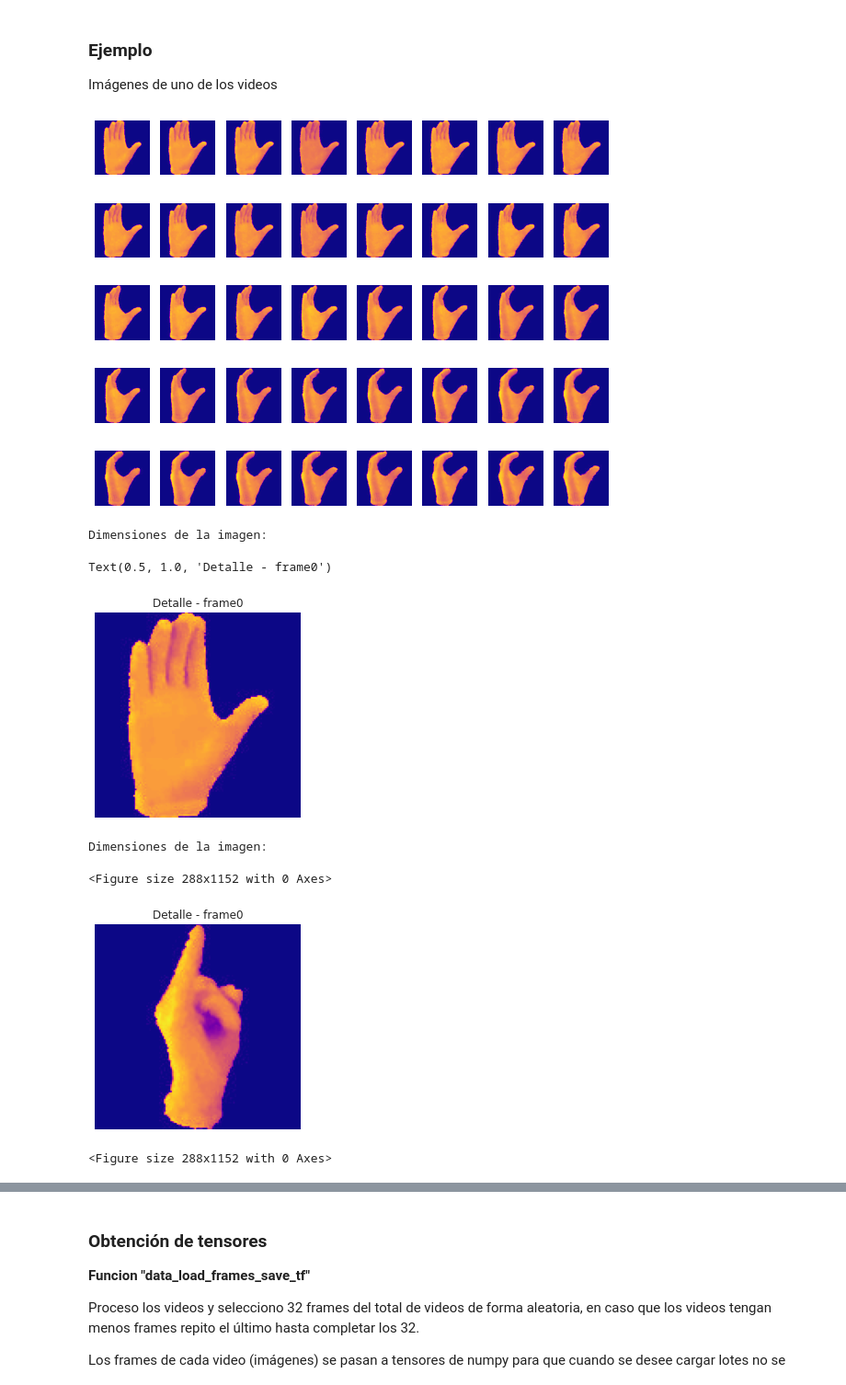
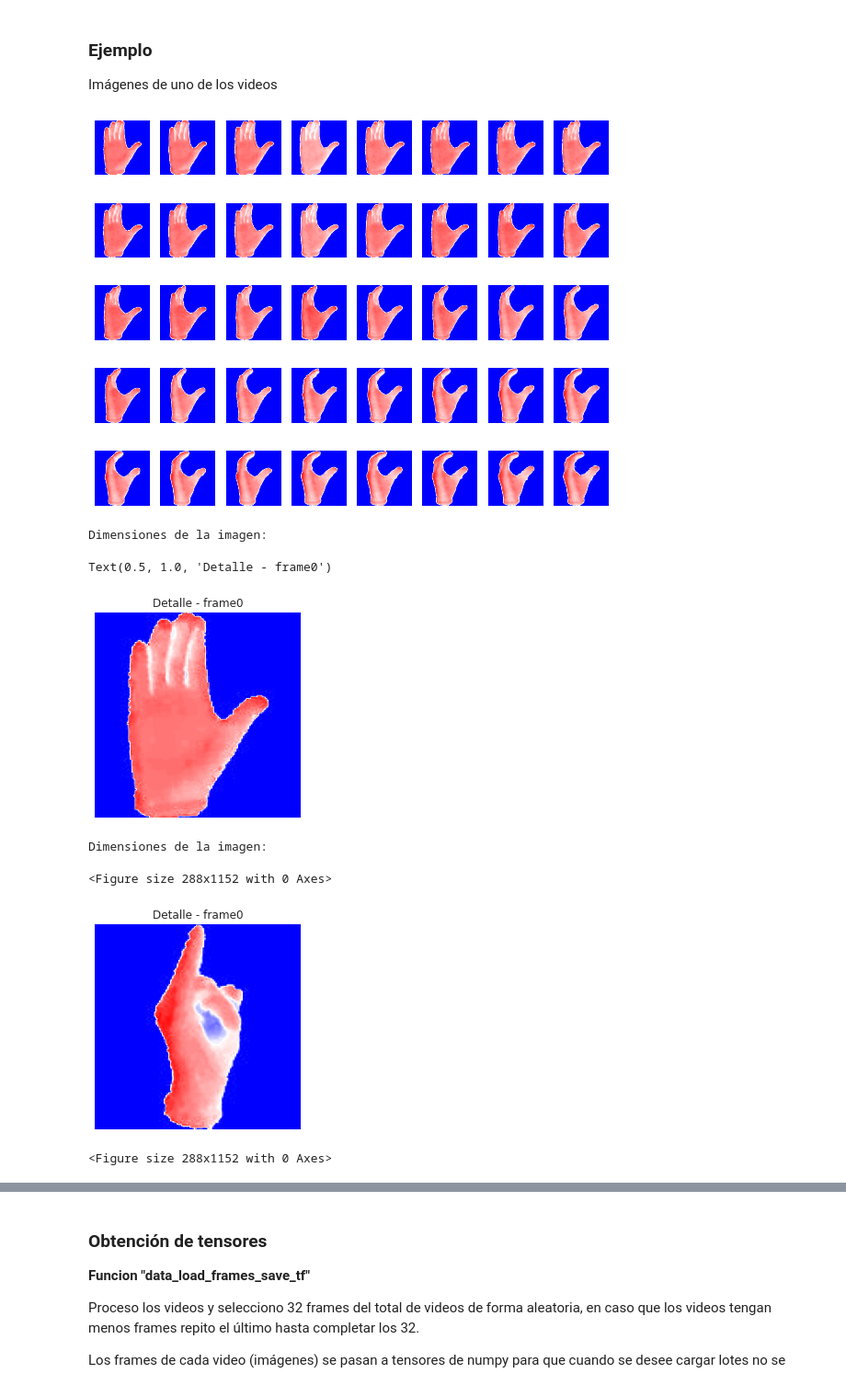
Before and after one commit to ffelicioni/conv3d_video, a Jupyter notebook: clasificar_hands.ipynb, the cells around one changed output, grey strips where cells are left out. Shown at 92% size. Saved outputs shown, nothing was run; the diff lists cells and outputs as text; code cells hidden in the pictures.

```diff
--- a/clasificar_hands.ipynb
+++ b/clasificar_hands.ipynb
@@ -341,35 +341,35 @@ f,ax=plt.subplots(rows,cols,figsize=(rows*2,cols*1))
 for i in range(rows):
   for j in range(cols):
     x = (io.imread("/content/train_data/001_001_001_right/frame"+str(i*5+j)+".jpg")/255.0).astype('float32')
-    ax[i,j].imshow(x,cmap='plasma')#,vmin=0,vmax=1) #plasma
+    ax[i,j].imshow(x,cmap='bwr')#,vmin=0,vmax=1) #plasma
     ax[i,j].axis('off')
 # %% [output]
-[figure, old version]
+[figure, new version]
 # %%
 imagen0=(io.imread("/content/train_data/001_001_001_right/frame0.jpg")/255.0).astype('float32')
 plt.imshow(imagen0)
 
 print("Dimensiones de la imagen:")
-plt.imshow(imagen0,cmap='plasma')#vmin=0,vmax=1)
+plt.imshow(imagen0,cmap='bwr')#vmin=0,vmax=1)
 plt.axis('off')
 plt.title("Detalle - frame0")
 # %% [output]
 Dimensiones de la imagen:
 Text(0.5, 1.0, 'Detalle - frame0')
-[figure, old version]
+[figure, new version]
 # %%
 imagen0=(io.imread("/content/train_data/031_009_005_right/frame0.jpg")/255.0).astype('float32')
 plt.imshow(imagen0)
 
 print("Dimensiones de la imagen:")
-plt.imshow(imagen0,cmap='plasma')#vmin=0,vmax=1)
+plt.imshow(imagen0,cmap='bwr')#vmin=0,vmax=1)
 plt.axis('off')
 plt.title("Detalle - frame0")
 plt.figure()
 # %% [output]
 Dimensiones de la imagen:
 <Figure size 288x1152 with 0 Axes>
-[figure, old version]
+[figure, new version]
 <Figure size 288x1152 with 0 Axes>
 # %%
 imagen0=(io.imread("/content/train_data/031_009_005_left/frame0.jpg")/255.0).astype('float32')
```
Also changed, not shown: parts of 5 cells of this notebook.
